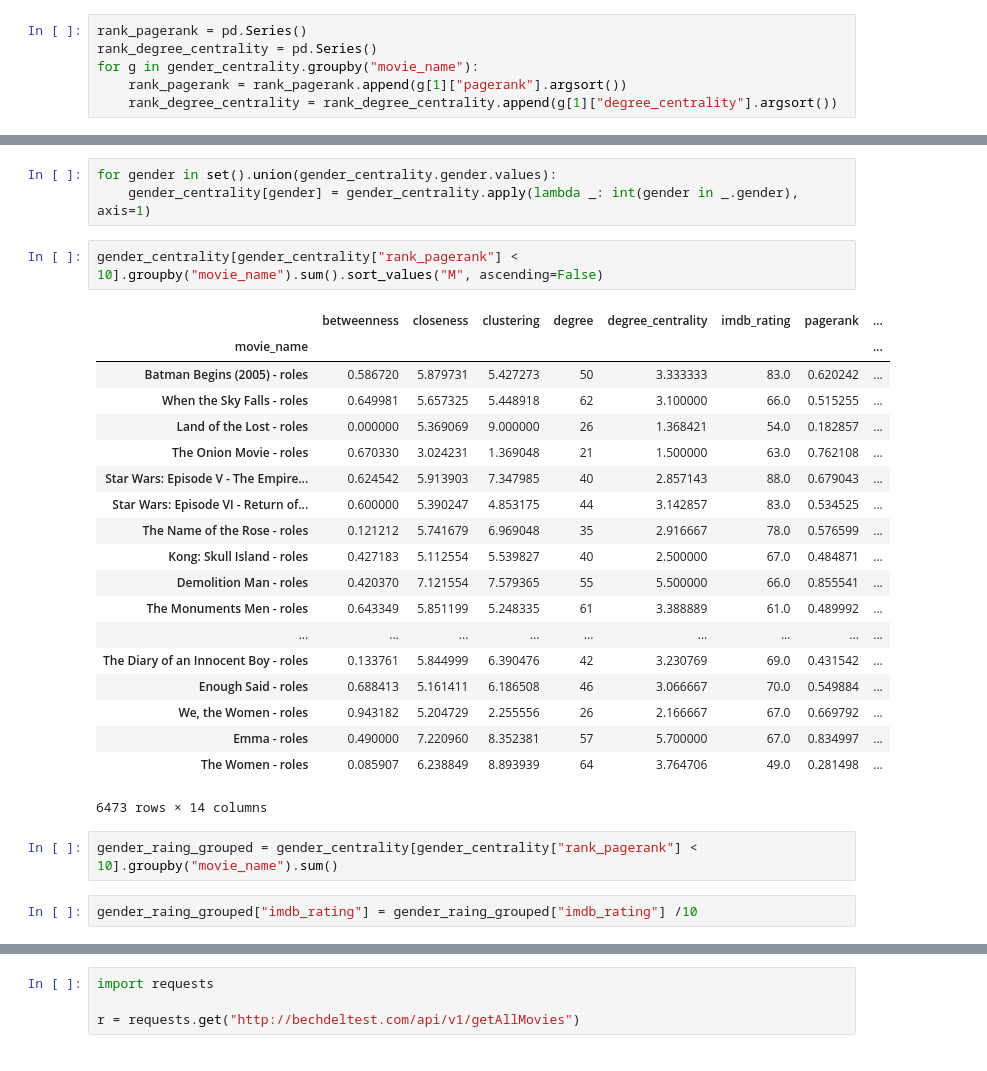
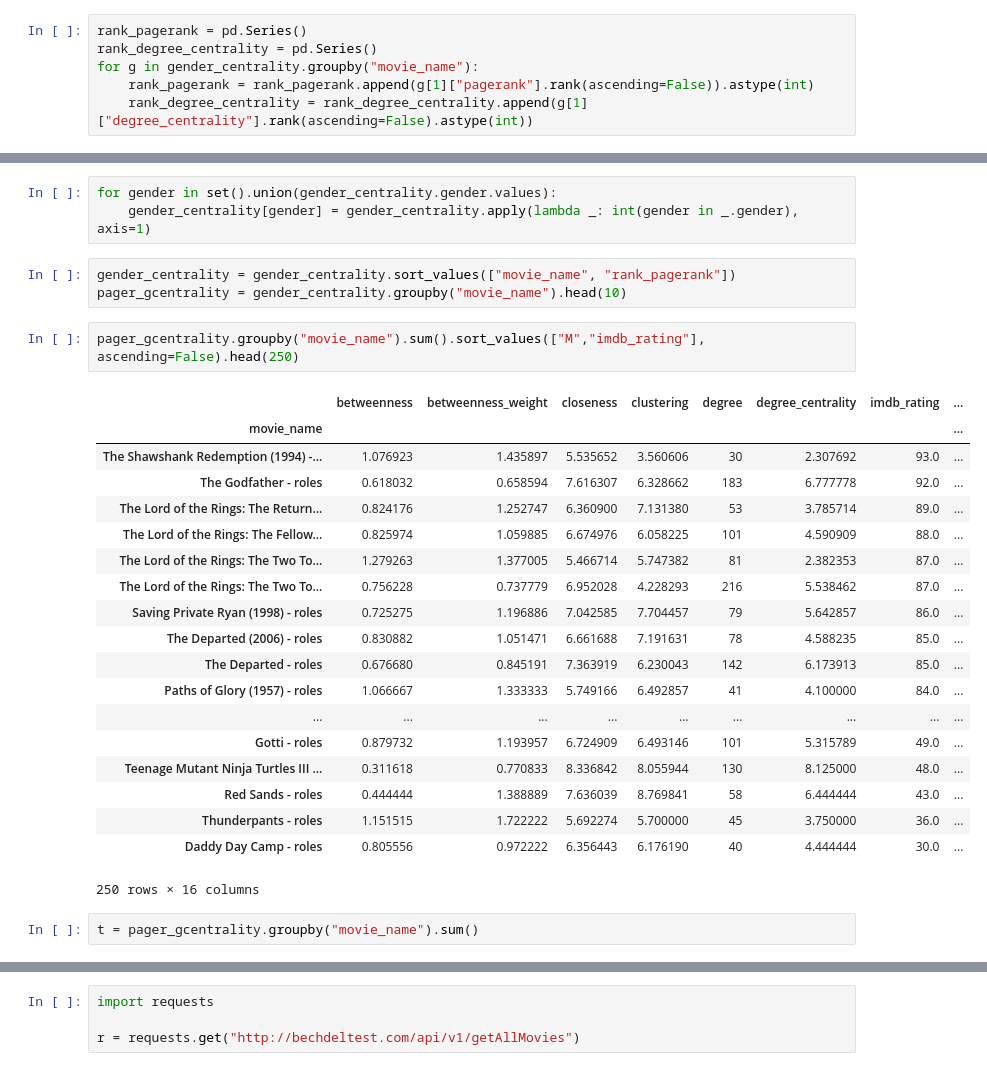
Before and after one commit to data4goodlab/subs2network, a Jupyter notebook: subs2graph/IMDB-Gender-Results.ipynb, the cells around one changed output, grey strips where cells are left out. Drawn from its saved outputs; the diff is of its cells as text.

```diff
--- a/subs2graph/IMDB-Gender-Results.ipynb
+++ b/subs2graph/IMDB-Gender-Results.ipynb
@@ -725,8 +766,8 @@ gender_centrality = pd.read_csv("../temp/gender.csv", index_col=0)
 rank_pagerank = pd.Series()
 rank_degree_centrality = pd.Series()
 for g in gender_centrality.groupby("movie_name"):
-    rank_pagerank = rank_pagerank.append(g[1]["pagerank"].argsort())
-    rank_degree_centrality = rank_degree_centrality.append(g[1]["degree_centrality"].argsort())
+    rank_pagerank = rank_pagerank.append(g[1]["pagerank"].rank(ascending=False)).astype(int)
+    rank_degree_centrality = rank_degree_centrality.append(g[1]["degree_centrality"].rank(ascending=False).astype(int))
 # %%
 gender_centrality["rank_pagerank"] = rank_pagerank
 gender_centrality["rank_degree_centrality"] = rank_degree_centrality
@@ -789,29 +830,30 @@ rank_pagerank
 # %%
 for gender in set().union(gender_centrality.gender.values):
     gender_centrality[gender] = gender_centrality.apply(lambda _: int(gender in _.gender), axis=1)
+# %%
+gender_centrality = gender_centrality.sort_values(["movie_name", "rank_pagerank"])
+pager_gcentrality = gender_centrality.groupby("movie_name").head(10)
 # %%
-gender_centrality[gender_centrality["rank_pagerank"] < 10].groupby("movie_name").sum().sort_values("M", ascending=False)
+pager_gcentrality.groupby("movie_name").sum().sort_values(["M","imdb_rating"], ascending=False).head(250)
 # %% [output]
-|  | betweenness | closeness | clustering | degree | degree_centrality | imdb_rating | pagerank | ... |
+|  | betweenness | betweenness_weight | closeness | clustering | degree | degree_centrality | imdb_rating | ... |
 | movie_name |  |  |  |  |  |  |  | ... |
-| Batman Begins (2005) - roles | 0.586720 | 5.879731 | 5.427273 | 50 | 3.333333 | 83.0 | 0.620242 | ... |
-| When the Sky Falls - roles | 0.649981 | 5.657325 | 5.448918 | 62 | 3.100000 | 66.0 | 0.515255 | ... |
-| Land of the Lost - roles | 0.000000 | 5.369069 | 9.000000 | 26 | 1.368421 | 54.0 | 0.182857 | ... |
-| The Onion Movie - roles | 0.670330 | 3.024231 | 1.369048 | 21 | 1.500000 | 63.0 | 0.762108 | ... |
-| Star Wars: Episode V - The Empire... | 0.624542 | 5.913903 | 7.347985 | 40 | 2.857143 | 88.0 | 0.679043 | ... |
-| Star Wars: Episode VI - Return of... | 0.600000 | 5.390247 | 4.853175 | 44 | 3.142857 | 83.0 | 0.534525 | ... |
-| The Name of the Rose - roles | 0.121212 | 5.741679 | 6.969048 | 35 | 2.916667 | 78.0 | 0.576599 | ... |
-| Kong: Skull Island - roles | 0.427183 | 5.112554 | 5.539827 | 40 | 2.500000 | 67.0 | 0.484871 | ... |
-| Demolition Man - roles | 0.420370 | 7.121554 | 7.579365 | 55 | 5.500000 | 66.0 | 0.855541 | ... |
-| The Monuments Men - roles | 0.643349 | 5.851199 | 5.248335 | 61 | 3.388889 | 61.0 | 0.489992 | ... |
+| The Shawshank Redemption (1994) -... | 1.076923 | 1.435897 | 5.535652 | 3.560606 | 30 | 2.307692 | 93.0 | ... |
+| The Godfather - roles | 0.618032 | 0.658594 | 7.616307 | 6.328662 | 183 | 6.777778 | 92.0 | ... |
+| The Lord of the Rings: The Return... | 0.824176 | 1.252747 | 6.360900 | 7.131380 | 53 | 3.785714 | 89.0 | ... |
+| The Lord of the Rings: The Fellow... | 0.825974 | 1.059885 | 6.674976 | 6.058225 | 101 | 4.590909 | 88.0 | ... |
+| The Lord of the Rings: The Two To... | 1.279263 | 1.377005 | 5.466714 | 5.747382 | 81 | 2.382353 | 87.0 | ... |
+| The Lord of the Rings: The Two To... | 0.756228 | 0.737779 | 6.952028 | 4.228293 | 216 | 5.538462 | 87.0 | ... |
+| Saving Private Ryan (1998) - roles | 0.725275 | 1.196886 | 7.042585 | 7.704457 | 79 | 5.642857 | 86.0 | ... |
+| The Departed (2006) - roles | 0.830882 | 1.051471 | 6.661688 | 7.191631 | 78 | 4.588235 | 85.0 | ... |
+| The Departed - roles | 0.676680 | 0.845191 | 7.363919 | 6.230043 | 142 | 6.173913 | 85.0 | ... |
+| Paths of Glory (1957) - roles | 1.066667 | 1.333333 | 5.749166 | 6.492857 | 41 | 4.100000 | 84.0 | ... |
 | ... | ... | ... | ... | ... | ... | ... | ... | ... |
-| The Diary of an Innocent Boy - roles | 0.133761 | 5.844999 | 6.390476 | 42 | 3.230769 | 69.0 | 0.431542 | ... |
-| Enough Said - roles | 0.688413 | 5.161411 | 6.186508 | 46 | 3.066667 | 70.0 | 0.549884 | ... |
-| We, the Women - roles | 0.943182 | 5.204729 | 2.255556 | 26 | 2.166667 | 67.0 | 0.669792 | ... |
-| Emma - roles | 0.490000 | 7.220960 | 8.352381 | 57 | 5.700000 | 67.0 | 0.834997 | ... |
-| The Women - roles | 0.085907 | 6.238849 | 8.893939 | 64 | 3.764706 | 49.0 | 0.281498 | ... |
+| Gotti - roles | 0.879732 | 1.193957 | 6.724909 | 6.493146 | 101 | 5.315789 | 49.0 | ... |
+| Teenage Mutant Ninja Turtles III ... | 0.311618 | 0.770833 | 8.336842 | 8.055944 | 130 | 8.125000 | 48.0 | ... |
+| Red Sands - roles | 0.444444 | 1.388889 | 7.636039 | 8.769841 | 58 | 6.444444 | 43.0 | ... |
+| Thunderpants - roles | 1.151515 | 1.722222 | 5.692274 | 5.700000 | 45 | 3.750000 | 36.0 | ... |
+| Daddy Day Camp - roles | 0.805556 | 0.972222 | 6.356443 | 6.176190 | 40 | 4.444444 | 30.0 | ... |
-6473 rows × 14 columns
+250 rows × 16 columns
 # %%
-gender_raing_grouped = gender_centrality[gender_centrality["rank_pagerank"] < 10].groupby("movie_name").sum()
+t = pager_gcentrality.groupby("movie_name").sum()
-# %%
-gender_raing_grouped["imdb_rating"] = gender_raing_grouped["imdb_rating"] /10
```
Also changed, not shown: parts of 126 cells of this notebook, 8 other files.
